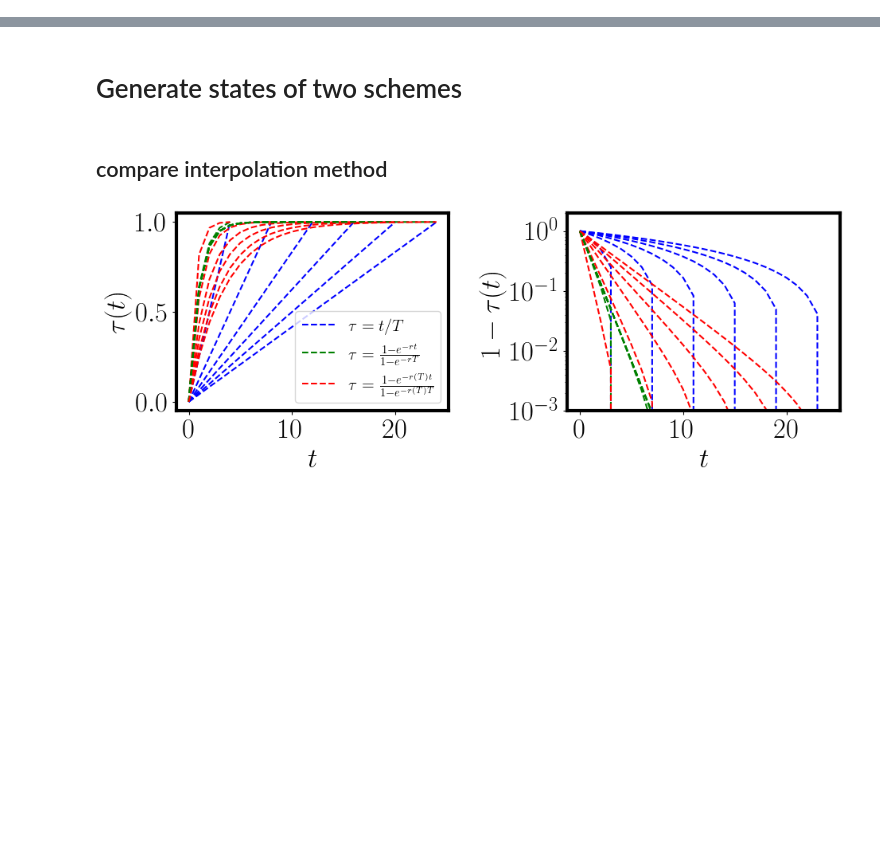
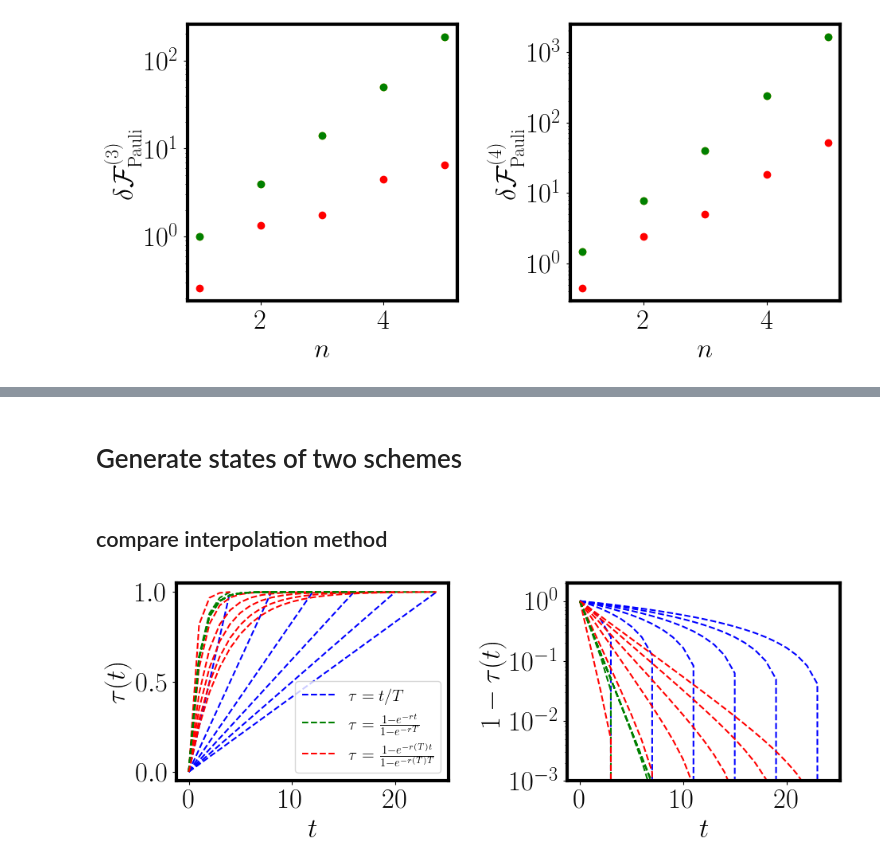
Before and after one commit to bzGit06/HaarQML, a Jupyter notebook: QTM_haar.ipynb, the cells around one changed output, grey strips where cells are left out. Cells and saved outputs as stored; diff of their text form; code cells hidden in the pictures; blank space fills up the shorter version.

```diff
--- a/QWIT_haar.ipynb
+++ b/QTM_haar.ipynb
@@ -37,0 +203,20 @@ def find_divisors(n):
+# %%
+# higher frame potential
+ns = np.arange(1, 6)
+path = 'data/pauliTwirl'
+
+fig, axs = plt.subplots(1, 2, figsize=(10, 5))
+for K in [3, 4]:
+    fps_stab = np.load(os.path.join(path, f'pauliTwStabFP_K{K}.npy'))
+    fps_rand = np.load(os.path.join(path, f'pauliTwHaarFP_K{K}.npy'))
+
+    fp_haar = 1./binom(2**ns+K-1, K)
+    axs[K-3].plot(ns, fps_stab[0]/fp_haar - 1, 'o', label=r'$|0\rangle^{\otimes n}$', c='orange')
+    axs[K-3].plot(ns, fps_stab[1]/fp_haar - 1, 'o', label=r'$\rm GHZ$', c='g')
+    axs[K-3].plot(ns, fps_rand/fp_haar - 1, 'o', label='rand state', c='r')
+    axs[K-3].set_yscale('log')
+    axs[K-3].set_xlabel(r'$n$')
+    axs[K-3].set_ylabel(r'$\delta \mathcal{F}_{\rm Pauli}^{(%d)}$'%K)
+plt.tight_layout()
+# %% [output]
+[figure, added]
```
Also changed, not shown: parts of 14 cells of this notebook, 3 other files.
